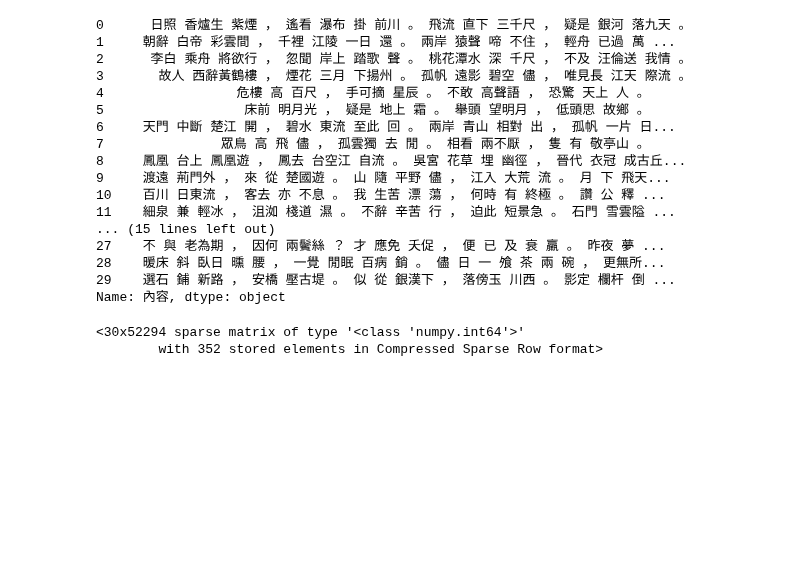
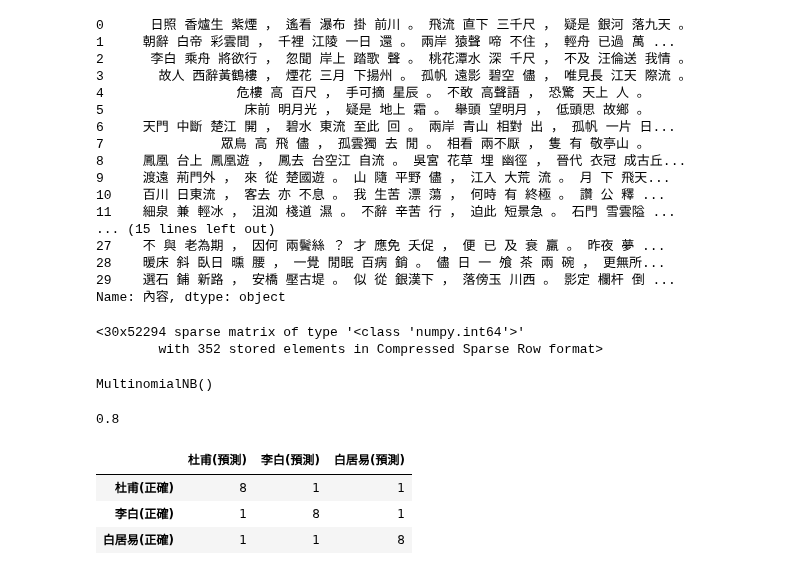
Before and after one commit to Elwing-Chou/tiba0619, a Jupyter notebook: poem.ipynb, the cells around one changed output. Drawn from its saved outputs; the diff is of its cells as text; code cells hidden in the pictures; blank space fills up the shorter version.

```diff
--- a/poem.ipynb
+++ b/poem.ipynb
@@ -158,3 +158,24 @@ x_test_count
 # %%
 # 妳要檢查一下, 標點符號和換行都不該出現在這個詞匯列表裡
 # vec.vocabulary_
+# %%
+from sklearn.naive_bayes import MultinomialNB
+clf = MultinomialNB()
+clf.fit(x_train_count, y_train)
+# %% [output]
+MultinomialNB()
+# %%
+from sklearn.metrics import accuracy_score
+from sklearn.metrics import confusion_matrix
+pre = clf.predict(x_test_count)
+mat = confusion_matrix(y_test, pre)
+print(accuracy_score(y_test, pre))
+pd.DataFrame(mat,
+       columns=["{}(預測)".format(p) for p in poets],
+       index=["{}(正確)".format(p) for p in poets])
+# %% [output]
+0.8
+|  | 杜甫(預測) | 李白(預測) | 白居易(預測) |
+| 杜甫(正確) | 8 | 1 | 1 |
+| 李白(正確) | 1 | 8 | 1 |
+| 白居易(正確) | 1 | 1 | 8 |
```
